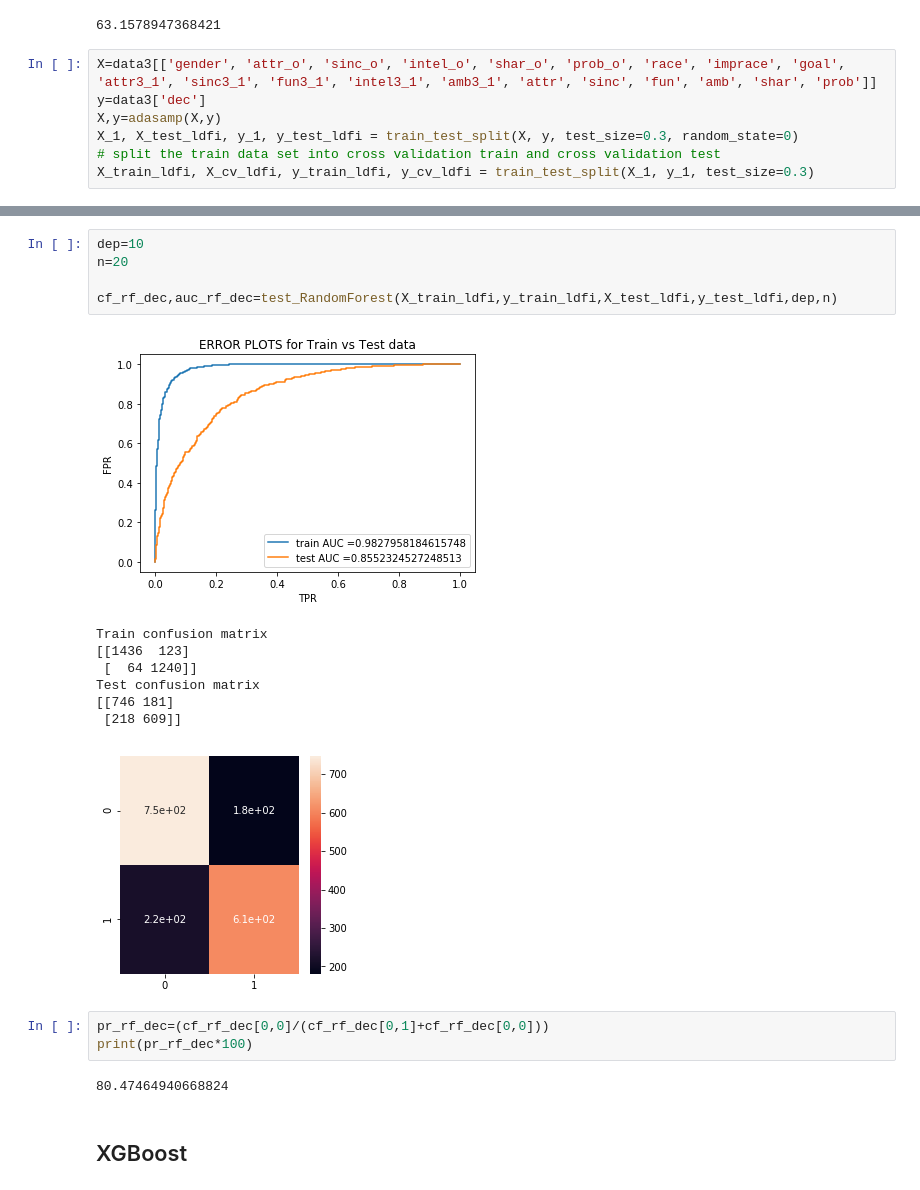
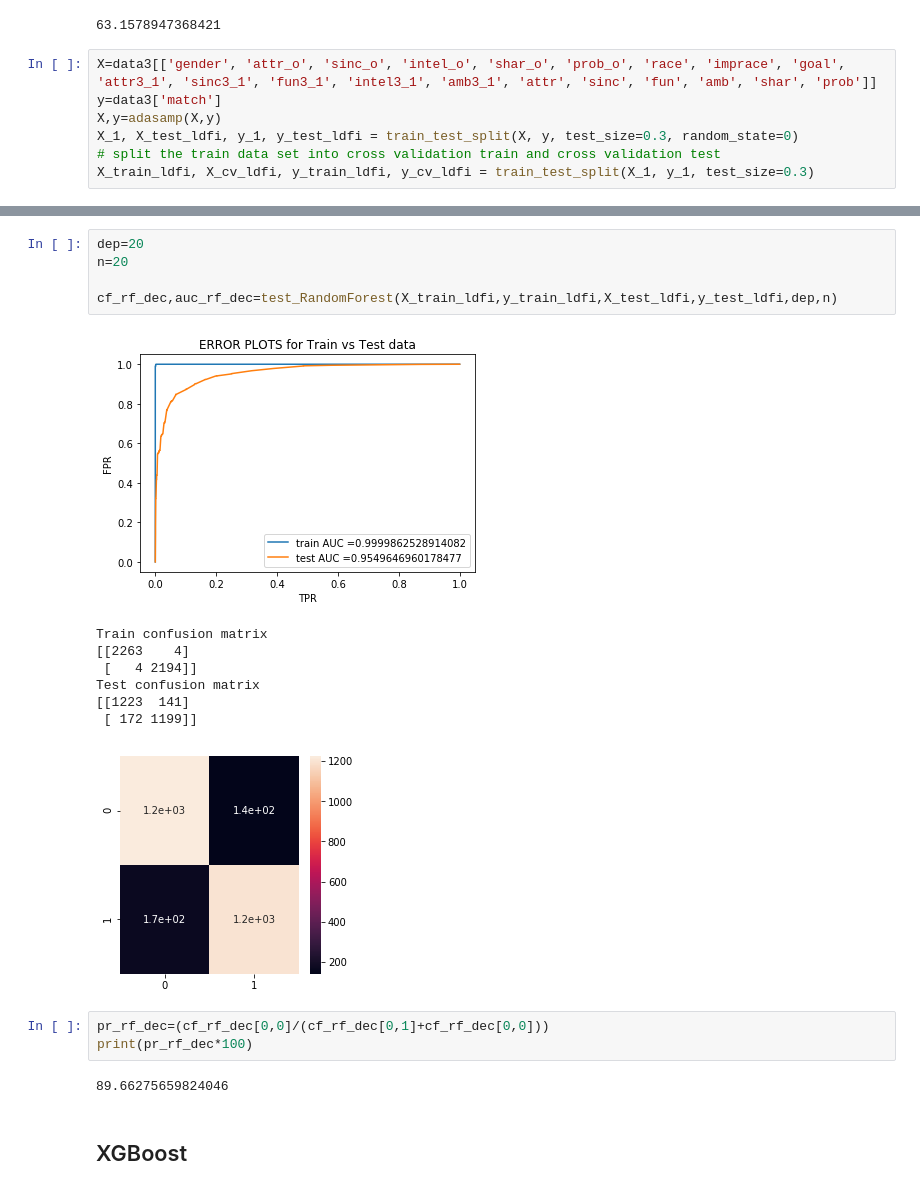
Before and after one commit to eyl1532/speed-dating-analysis, a Jupyter notebook: speed_dating_classification.ipynb, the cells around one changed output, grey strips where cells are left out. Saved outputs shown, nothing was run; the diff lists cells and outputs as text.

```diff
--- a/speed_dating_classification.ipynb
+++ b/speed_dating_classification.ipynb
@@ -379,7 +381,7 @@ print(pr_rf*100)
 63.1578947368421
 # %%
 X=data3[['gender', 'attr_o', 'sinc_o', 'intel_o', 'shar_o', 'prob_o', 'race', 'imprace', 'goal', 'attr3_1', 'sinc3_1', 'fun3_1', 'intel3_1', 'amb3_1', 'attr', 'sinc', 'fun', 'amb', 'shar', 'prob']]
-y=data3['dec']
+y=data3['match']
 X,y=adasamp(X,y)
 X_1, X_test_ldfi, y_1, y_test_ldfi = train_test_split(X, y, test_size=0.3, random_state=0)
 # split the train data set into cross validation train and cross validation test
@@ -398,22 +400,22 @@ heatmap_plot(tr_auc_dec, cv_auc_dec)
 # %%
-dep=10
+dep=20
 n=20
 
 cf_rf_dec,auc_rf_dec=test_RandomForest(X_train_ldfi,y_train_ldfi,X_test_ldfi,y_test_ldfi,dep,n)
 # %% [output]
-[figure, old version]
+[figure, new version]
 Train confusion matrix
-[[1436  123]
- [  64 1240]]
+[[2263    4]
+ [   4 2194]]
 Test confusion matrix
-[[746 181]
- [218 609]]
+[[1223  141]
+ [ 172 1199]]
-[figure, old version]
+[figure, new version]
 # %%
 pr_rf_dec=(cf_rf_dec[0,0]/(cf_rf_dec[0,1]+cf_rf_dec[0,0]))
 print(pr_rf_dec*100)
 # %% [output]
-80.47464940668824
+89.66275659824046
 # %% [markdown]
 ## XGBoost
 # %%
```
Also changed, not shown: parts of 26 cells of this notebook.
